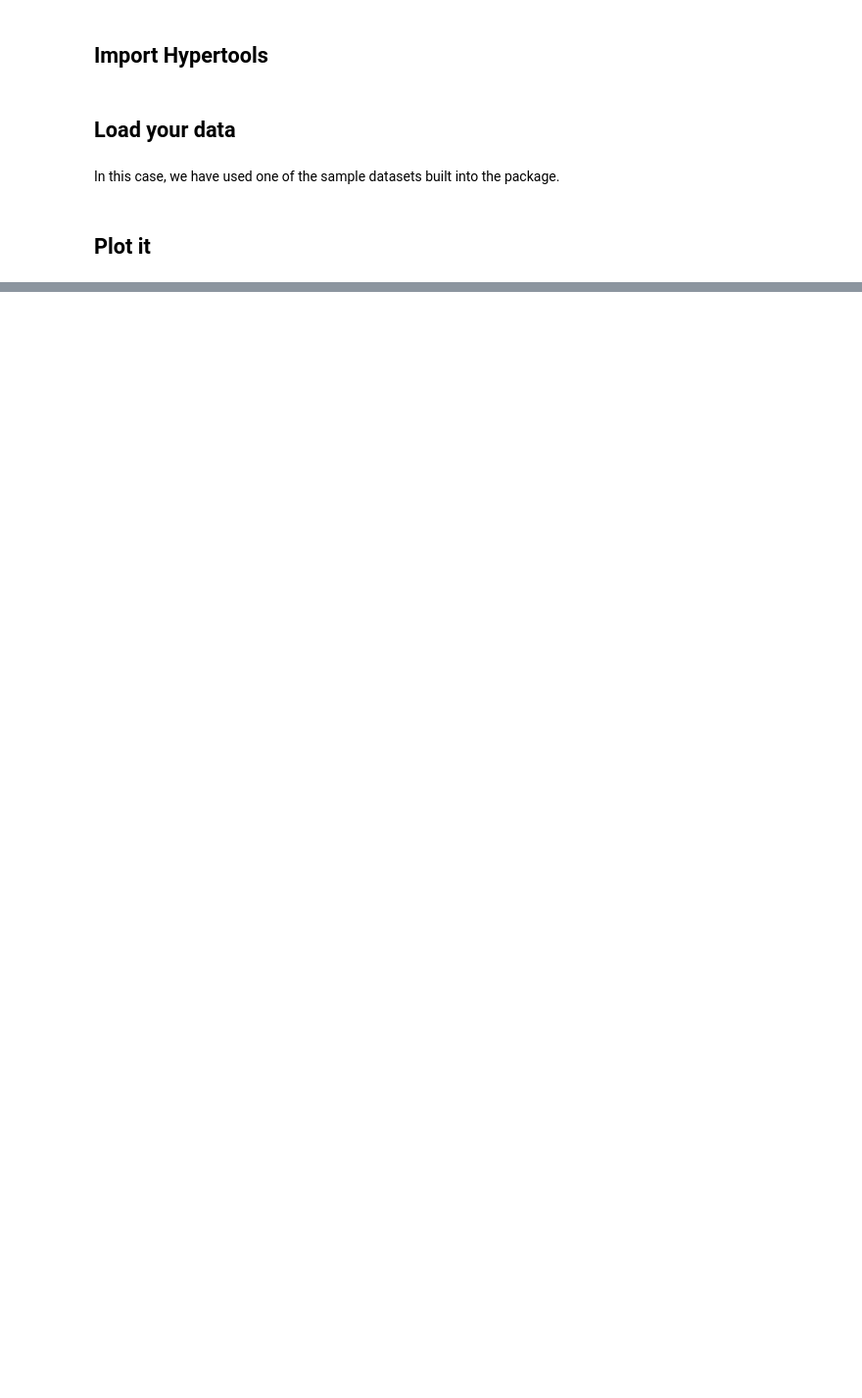
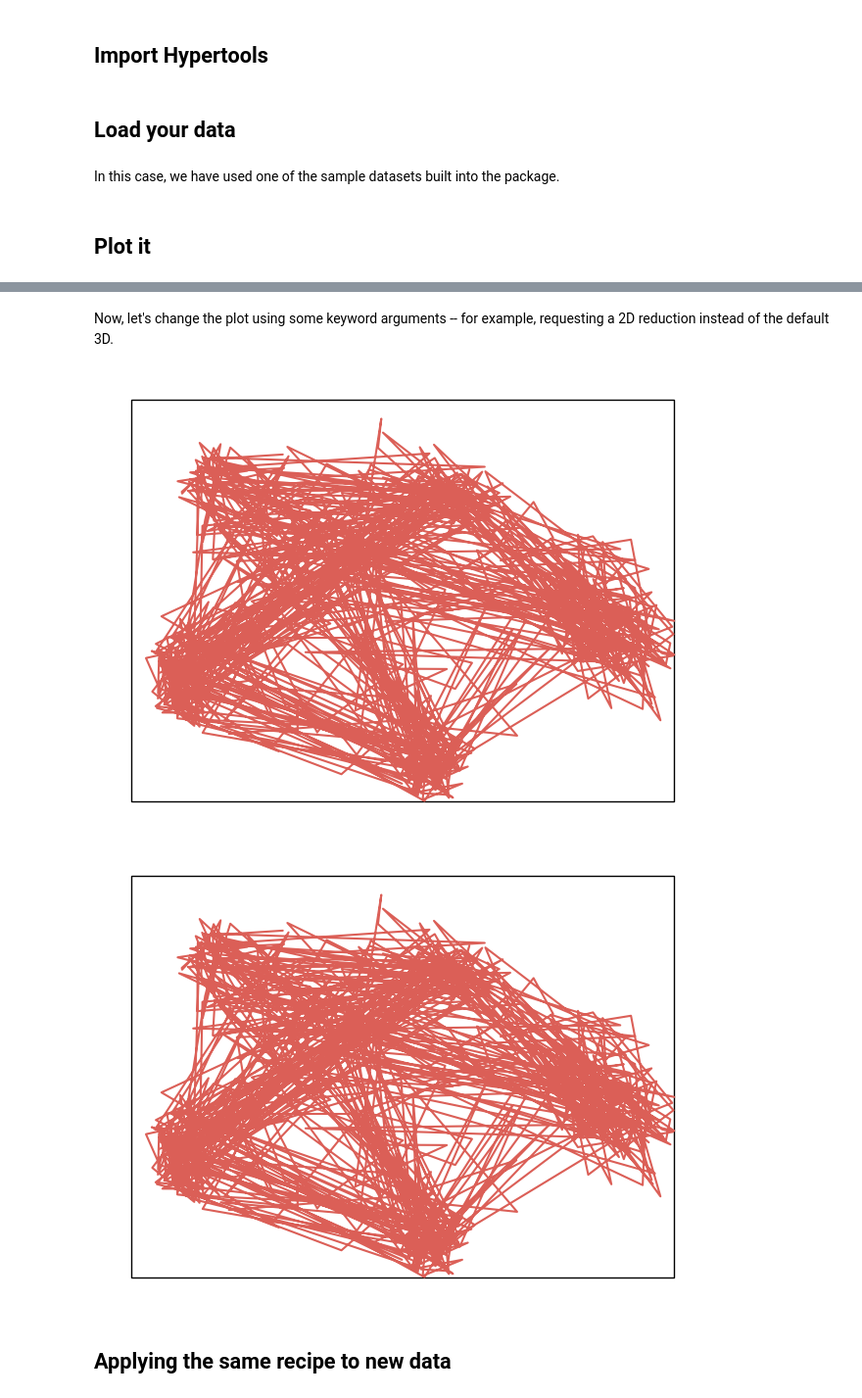
Before and after one commit to ContextLab/hypertools, a Jupyter notebook: docs/tutorials/geo.ipynb, the cells around one changed output, grey strips where cells are left out. Shown at 98% size. Saved outputs shown, nothing was run; the diff lists cells and outputs as text; code cells hidden in the pictures; blank space fills up the shorter version.

```diff
--- a/docs/tutorials/geo.ipynb
+++ b/docs/tutorials/geo.ipynb
@@ -97,0 +99,9 @@ We can use heatmaps to visualized an element of the new data before and after it
+# %% [markdown]
+Now, let's change the plot using some keyword arguments -- for example, requesting a 2D reduction instead of the default 3D.
+# %%
+hyp.plot(mushrooms, ndims=2)
+# %% [output]
+[figure, added]
+[figure, added]
+# %% [markdown]
+## Applying the same recipe to new data
```
Also changed, not shown: parts of 65 cells of this notebook, 16 other files.
